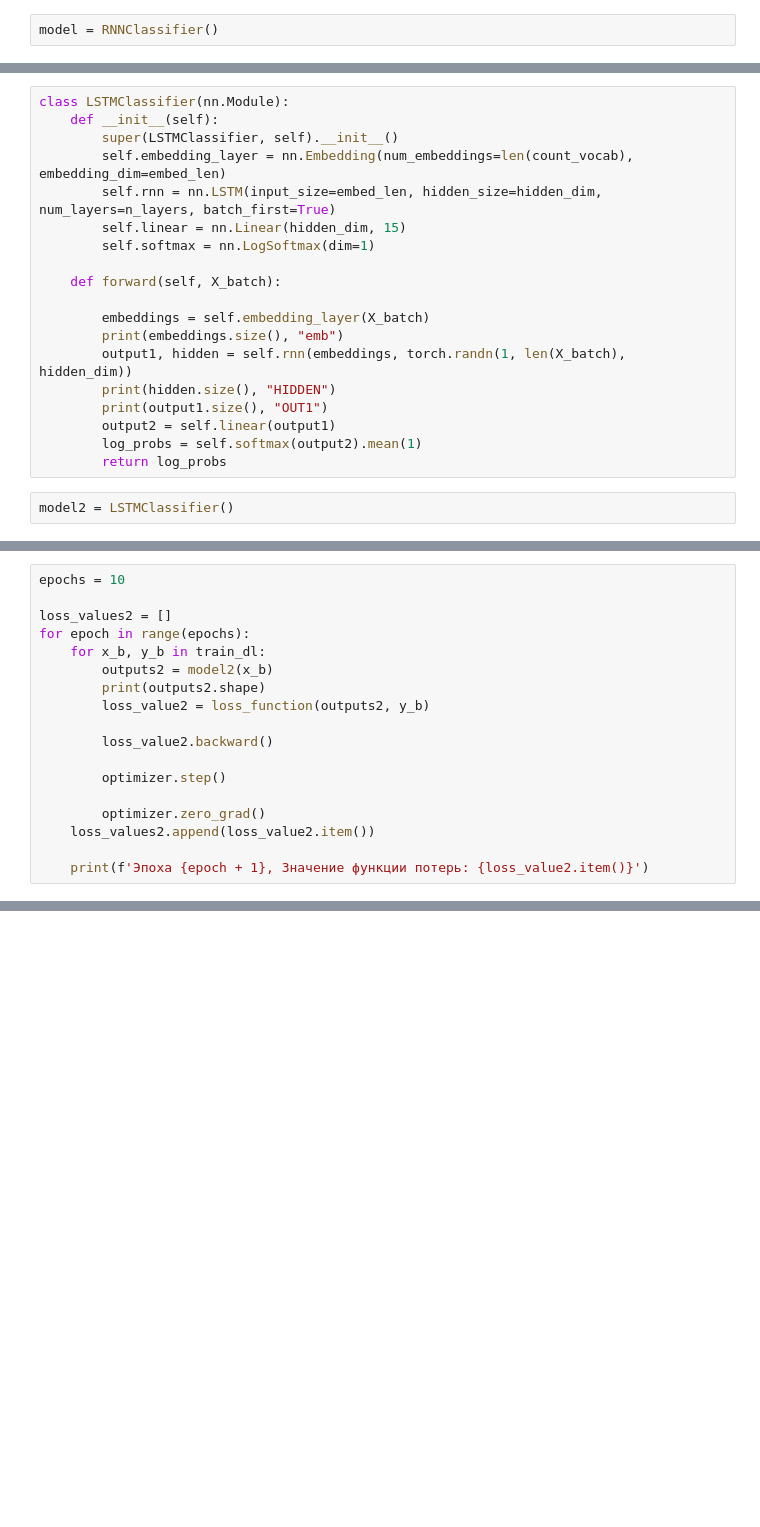
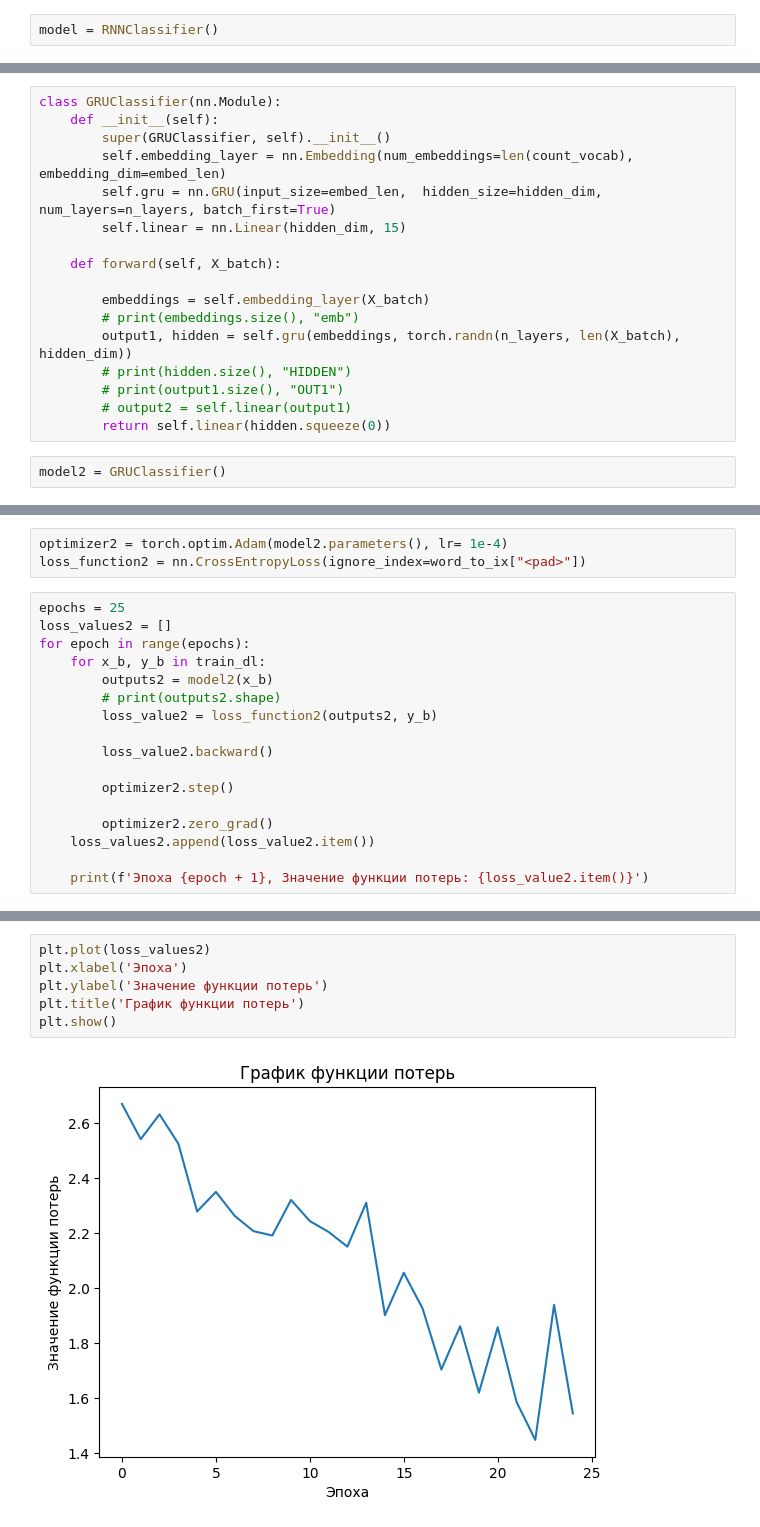
Before and after one commit to BallBoychick/NLP, a Jupyter notebook: lab2.ipynb, the cells around one changed output, grey strips where cells are left out. Drawn from its saved outputs; the diff is of its cells as text; blank space fills up the shorter version.

```diff
--- a/lab2.ipynb
+++ b/lab2.ipynb
@@ -246,24 +436,22 @@ ValueError: Expected input batch_size (55) to match target batch_size (80).
 # %%
-class LSTMClassifier(nn.Module):
+class GRUClassifier(nn.Module):
     def __init__(self):
-        super(LSTMClassifier, self).__init__()
+        super(GRUClassifier, self).__init__()
         self.embedding_layer = nn.Embedding(num_embeddings=len(count_vocab), embedding_dim=embed_len)
-        self.rnn = nn.LSTM(input_size=embed_len, hidden_size=hidden_dim, num_layers=n_layers, batch_first=True)
+        self.gru = nn.GRU(input_size=embed_len,  hidden_size=hidden_dim, num_layers=n_layers, batch_first=True)
         self.linear = nn.Linear(hidden_dim, 15)
-        self.softmax = nn.LogSoftmax(dim=1)
 
     def forward(self, X_batch):
 
         embeddings = self.embedding_layer(X_batch)
-        print(embeddings.size(), "emb")
-        output1, hidden = self.rnn(embeddings, torch.randn(1, len(X_batch), hidden_dim))
-        print(hidden.size(), "HIDDEN")
-        print(output1.size(), "OUT1")
-        output2 = self.linear(output1)
-        log_probs = self.softmax(output2).mean(1)
-        return log_probs
+        # print(embeddings.size(), "emb")
+        output1, hidden = self.gru(embeddings, torch.randn(n_layers, len(X_batch), hidden_dim))
+        # print(hidden.size(), "HIDDEN")
+        # print(output1.size(), "OUT1")
+        # output2 = self.linear(output1)
+        return self.linear(hidden.squeeze(0))
 # %%
-model2 = LSTMClassifier()
+model2 = GRUClassifier()
 # %%
 model2
 # %% [output]
@@ -276,18 +474,20 @@ LSTMClassifier(
+# %%
+optimizer2 = torch.optim.Adam(model2.parameters(), lr= 1e-4)
+loss_function2 = nn.CrossEntropyLoss(ignore_index=word_to_ix["<pad>"])
 # %%
-epochs = 10
-
+epochs = 25
 loss_values2 = []
 for epoch in range(epochs):
     for x_b, y_b in train_dl:
         outputs2 = model2(x_b)
-        print(outputs2.shape)
-        loss_value2 = loss_function(outputs2, y_b)
+        # print(outputs2.shape)
+        loss_value2 = loss_function2(outputs2, y_b)
 
         loss_value2.backward()
 
-        optimizer.step()
+        optimizer2.step()
 
-        optimizer.zero_grad()
+        optimizer2.zero_grad()
     loss_values2.append(loss_value2.item())
 
     print(f'Эпоха {epoch + 1}, Значение функции потерь: {loss_value2.item()}')
@@ -296,0 +512,8 @@ IndexError: index 1 is out of bounds for dimension 0 with size 1
+# %%
+plt.plot(loss_values2)
+plt.xlabel('Эпоха')
+plt.ylabel('Значение функции потерь')
+plt.title('График функции потерь')
+plt.show()
+# %% [output]
+[figure, added]
```
Also changed, not shown: parts of 59 cells of this notebook.
